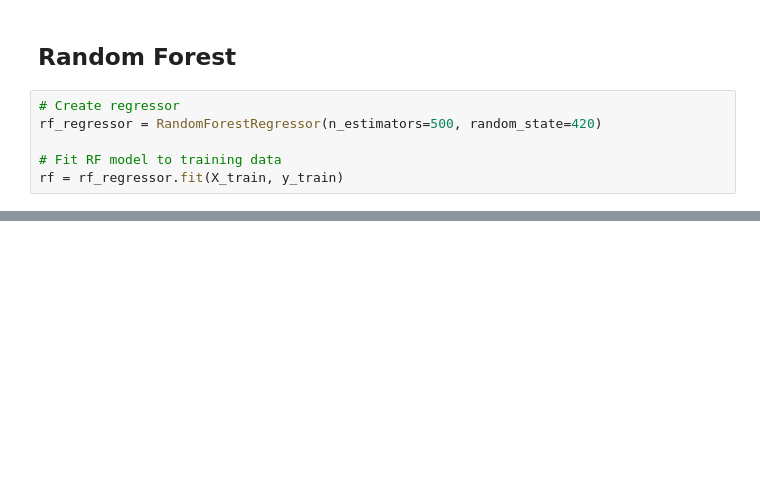
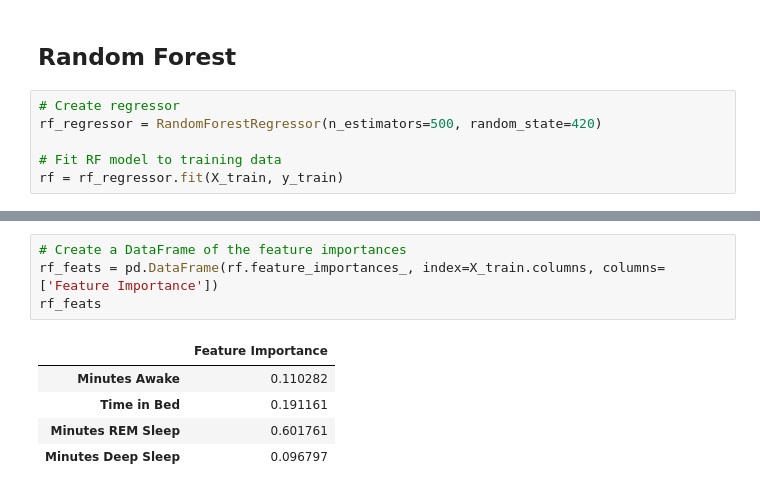
Before and after one commit to JoBe10/Fitbit-Sleep-Score, a Jupyter notebook: Sleep_Scores/Fitbit_Sleep_Score_ML.ipynb, the cells around one changed output, grey strips where cells are left out. Drawn from its saved outputs; the diff is of its cells as text; blank space fills up the shorter version.

```diff
--- a/Sleep_Scores/Fitbit_Sleep_Score_ML.ipynb
+++ b/Sleep_Scores/Fitbit_Sleep_Score_ML.ipynb
@@ -168,0 +208,10 @@ Score = 0.7423.
+# %%
+# Create a DataFrame of the feature importances
+rf_feats = pd.DataFrame(rf.feature_importances_, index=X_train.columns, columns=['Feature Importance'])
+rf_feats
+# %% [output]
+|  | Feature Importance |
+| Minutes Awake | 0.110282 |
+| Time in Bed | 0.191161 |
+| Minutes REM Sleep | 0.601761 |
+| Minutes Deep Sleep | 0.096797 |
```
Also changed, not shown: parts of 17 cells of this notebook.
